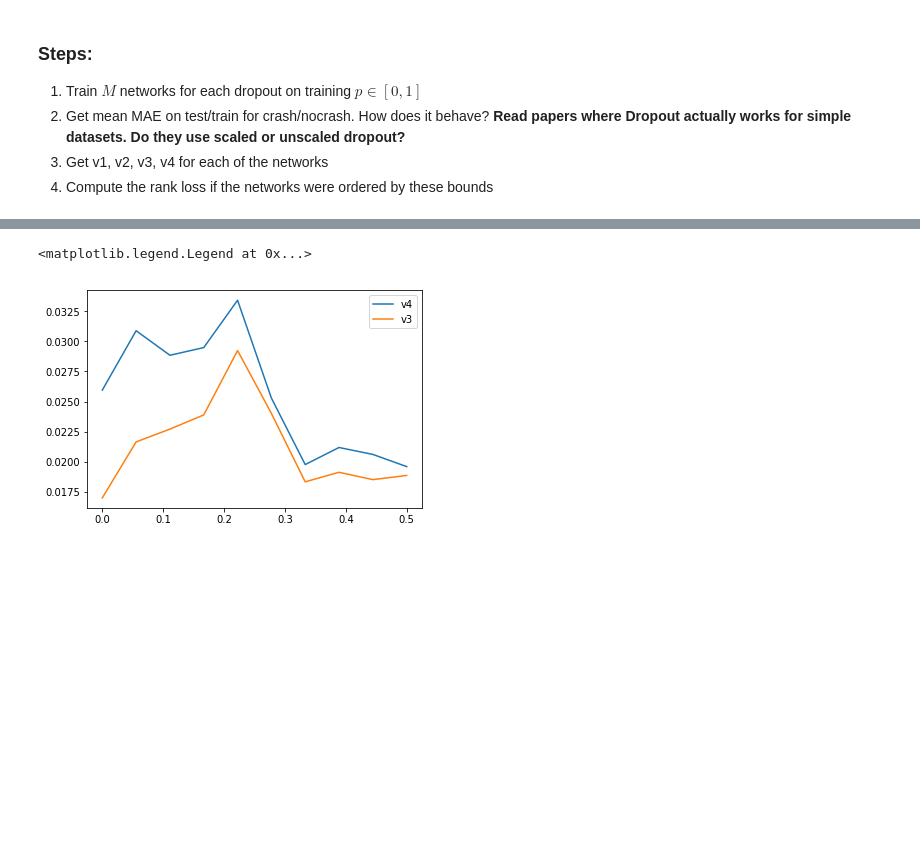
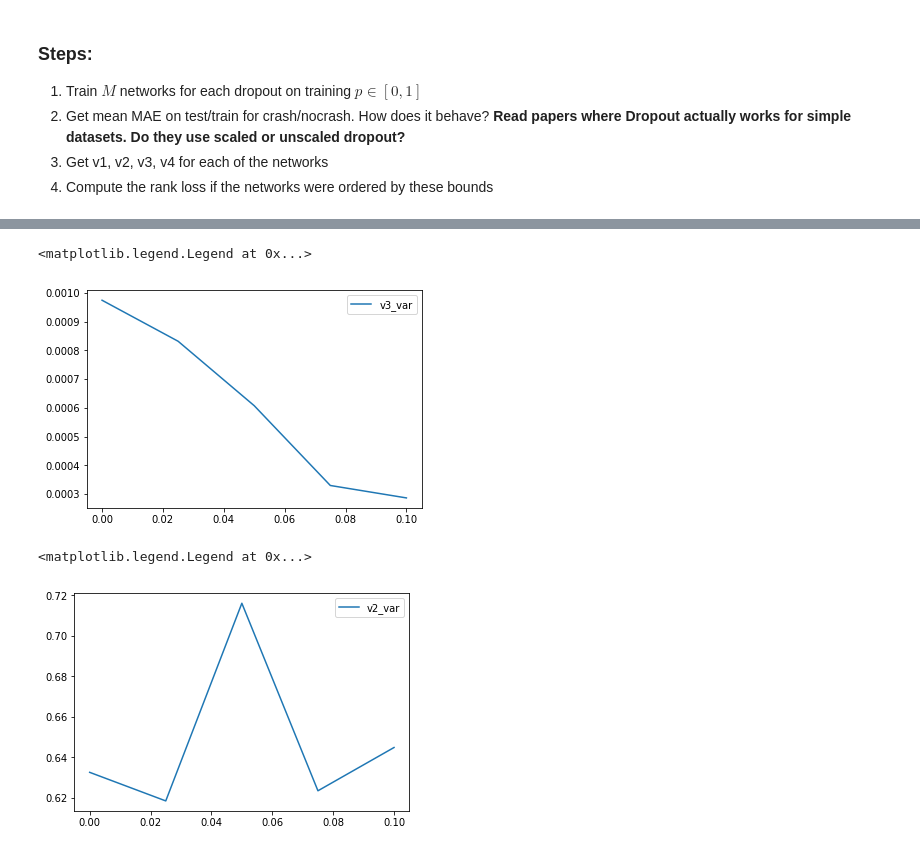
Before and after one commit to LPD-EPFL/nn-fault-tolerance, a Jupyter notebook: ComparisonIncreasingDropout.ipynb, the cells around one changed output, grey strips where cells are left out. Cells and saved outputs as stored; diff of their text form; code cells hidden in the pictures; blank space fills up the shorter version.

```diff
--- a/ComparisonIncreasingDropout.ipynb
+++ b/ComparisonIncreasingDropout.ipynb
@@ -108,8 +139,16 @@ plt.legend()
+# %%
+plt.figure()
+plt.plot(p_trains, [np.mean(r['v3_var']) for r in results_array], label = 'v3_var')
+#plt.plot(p_trains, [np.mean(np.abs(r['v3_mean'])) for r in results_array], label = 'v3_mean')
+plt.legend()
+# %% [output]
+<matplotlib.legend.Legend at 0x...>
+[figure, added]
 # %%
 plt.figure()
-plt.plot(p_trains, [np.mean(r['v4_var']) for r in results_array], label = 'v4')
-plt.plot(p_trains, [np.mean(r['v3_var']) for r in results_array], label = 'v3')
+plt.plot(p_trains, [np.mean(r['v2_var']) for r in results_array], label = 'v2_var')
+#plt.plot(p_trains, [np.mean(np.abs(r['v2_mean'])) for r in results_array], label = 'v2_mean')
 plt.legend()
 # %% [output]
 <matplotlib.legend.Legend at 0x...>
-[figure, old version]
+[figure, new version]
```
Also changed, not shown: parts of 10 cells of this notebook, 1 other file.
